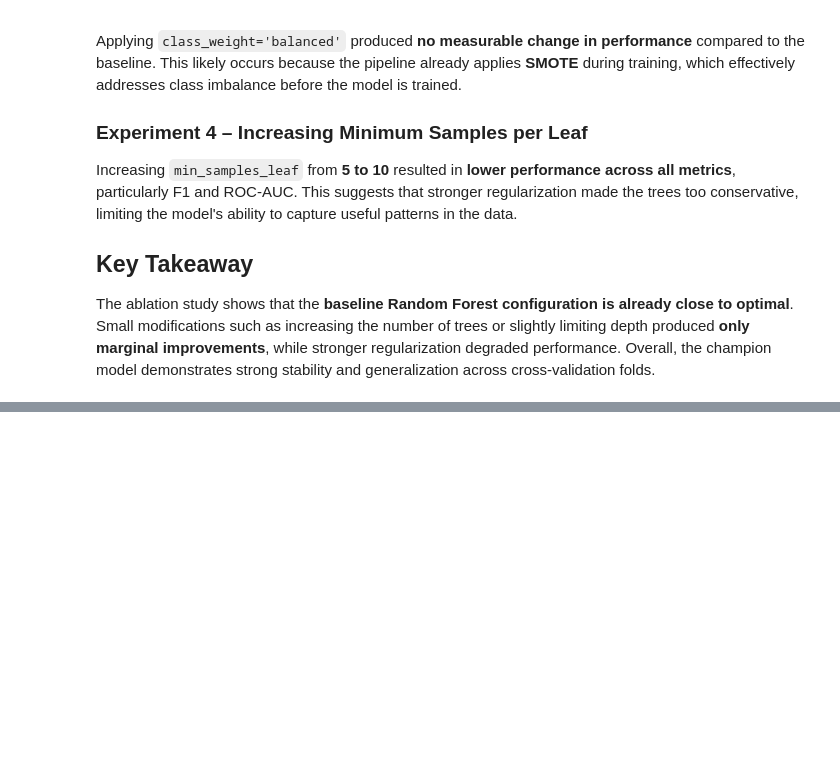
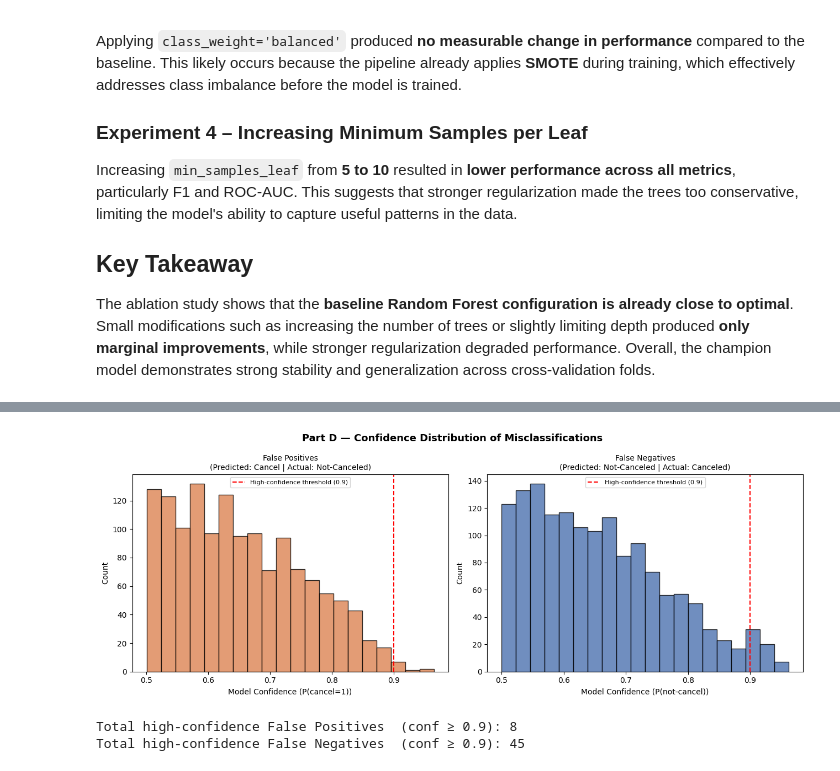
Before and after one commit to YWY2002/INF2008-Hotel-Cancellation-Prediction-Model, a Jupyter notebook: CRISPDM_INF2008_assignment02.ipynb, the cells around one changed output, grey strips where cells are left out. Cells and saved outputs as stored; diff of their text form; code cells hidden in the pictures; blank space fills up the shorter version.

Commit message:
Part D

```diff
--- a/CRISPDM_INF2008_assignment02.ipynb
+++ b/CRISPDM_INF2008_assignment02.ipynb
@@ -967,0 +1359,42 @@ The ablation study shows that the **baseline Random Forest configuration is alre
+# %%
+# ── Part D Step 5: Visualisation ─────────────────────────────────────────────
+
+import matplotlib.pyplot as plt
+
+fig, axes = plt.subplots(1, 2, figsize=(13, 5))
+fig.suptitle("Part D — Confidence Distribution of Misclassifications", fontsize=13, fontweight="bold")
+
+# False Positives
+axes[0].hist(
+    results_df[(results_df["predicted"] == 1) & (results_df["actual"] == 0)]["confidence"],
+    bins=20, color="#DD8452", edgecolor="black", alpha=0.8
+)
+axes[0].set_title("False Positives\n(Predicted: Cancel | Actual: Not-Canceled)", fontsize=10)
+axes[0].set_xlabel("Model Confidence (P(cancel=1))")
+axes[0].set_ylabel("Count")
+axes[0].axvline(0.9, color="red", linestyle="--", label="High-confidence threshold (0.9)")
+axes[0].legend(fontsize=8)
+
+# False Negatives
+axes[1].hist(
+    results_df[(results_df["predicted"] == 0) & (results_df["actual"] == 1)]["confidence"],
+    bins=20, color="#4C72B0", edgecolor="black", alpha=0.8
+)
+axes[1].set_title("False Negatives\n(Predicted: Not-Canceled | Actual: Canceled)", fontsize=10)
+axes[1].set_xlabel("Model Confidence (P(not-cancel))")
+axes[1].set_ylabel("Count")
+axes[1].axvline(0.9, color="red", linestyle="--", label="High-confidence threshold (0.9)")
+axes[1].legend(fontsize=8)
+
+plt.tight_layout()
+plt.savefig("partD_confidence_dist.png", dpi=150, bbox_inches="tight")
+plt.show()
+
+print(f"\nTotal high-confidence False Positives  (conf ≥ 0.9): "
+      f"{((results_df['predicted']==1) & (results_df['actual']==0) & (results_df['confidence']>=0.9)).sum()}")
+print(f"Total high-confidence False Negatives  (conf ≥ 0.9): "
+      f"{((results_df['predicted']==0) & (results_df['actual']==1) & (results_df['confidence']>=0.9)).sum()}")
+# %% [output]
+[figure, added]
+Total high-confidence False Positives  (conf ≥ 0.9): 8
+Total high-confidence False Negatives  (conf ≥ 0.9): 45
```
Also changed, not shown: parts of 13 cells of this notebook.
